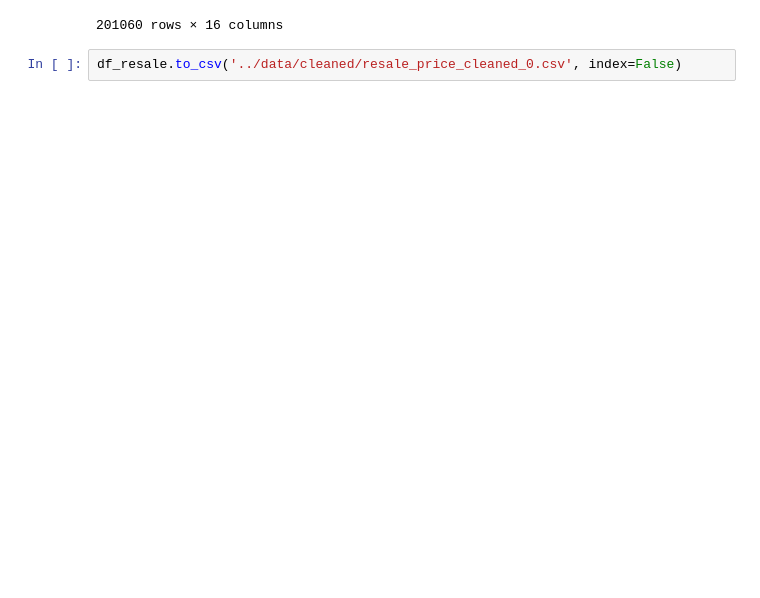
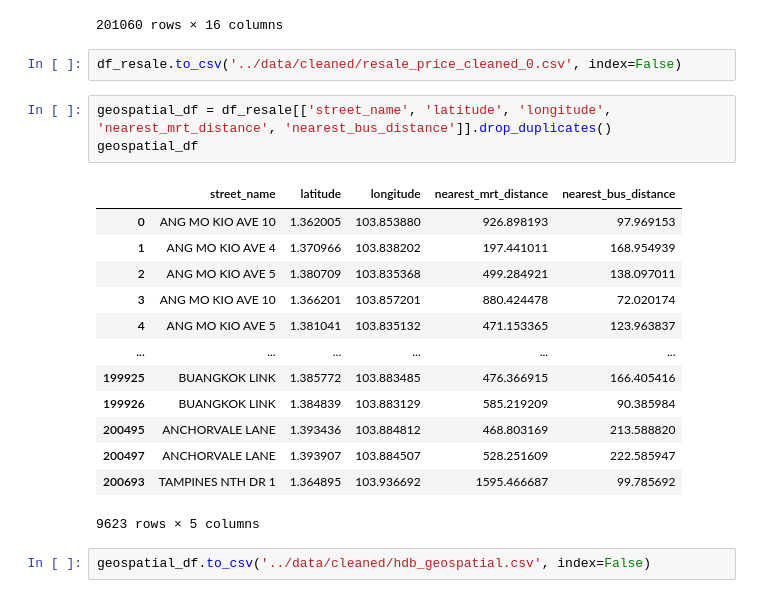
Before and after one commit to yizhouhang/dse3101-hdbdecode, a Jupyter notebook: backend/MRT_bus_accessibility.ipynb, the cells around one changed output. Cells and saved outputs as stored; diff of their text form; blank space fills up the shorter version.

```diff
--- a/backend/MRT_bus_accessibility.ipynb
+++ b/backend/MRT_bus_accessibility.ipynb
@@ -155,3 +155,22 @@ df_resale
 201060 rows × 16 columns
 # %%
 df_resale.to_csv('../data/cleaned/resale_price_cleaned_0.csv', index=False)
+# %%
+geospatial_df = df_resale[['street_name', 'latitude', 'longitude', 'nearest_mrt_distance', 'nearest_bus_distance']].drop_duplicates()
+geospatial_df
+# %% [output]
+|  | street_name | latitude | longitude | nearest_mrt_distance | nearest_bus_distance |
+| 0 | ANG MO KIO AVE 10 | 1.362005 | 103.853880 | 926.898193 | 97.969153 |
+| 1 | ANG MO KIO AVE 4 | 1.370966 | 103.838202 | 197.441011 | 168.954939 |
+| 2 | ANG MO KIO AVE 5 | 1.380709 | 103.835368 | 499.284921 | 138.097011 |
+| 3 | ANG MO KIO AVE 10 | 1.366201 | 103.857201 | 880.424478 | 72.020174 |
+| 4 | ANG MO KIO AVE 5 | 1.381041 | 103.835132 | 471.153365 | 123.963837 |
+| ... | ... | ... | ... | ... | ... |
+| 199925 | BUANGKOK LINK | 1.385772 | 103.883485 | 476.366915 | 166.405416 |
+| 199926 | BUANGKOK LINK | 1.384839 | 103.883129 | 585.219209 | 90.385984 |
+| 200495 | ANCHORVALE LANE | 1.393436 | 103.884812 | 468.803169 | 213.588820 |
+| 200497 | ANCHORVALE LANE | 1.393907 | 103.884507 | 528.251609 | 222.585947 |
+| 200693 | TAMPINES NTH DR 1 | 1.364895 | 103.936692 | 1595.466687 | 99.785692 |
+9623 rows × 5 columns
+# %%
+geospatial_df.to_csv('../data/cleaned/hdb_geospatial.csv', index=False)
```
Also changed, not shown: 7 other files.
